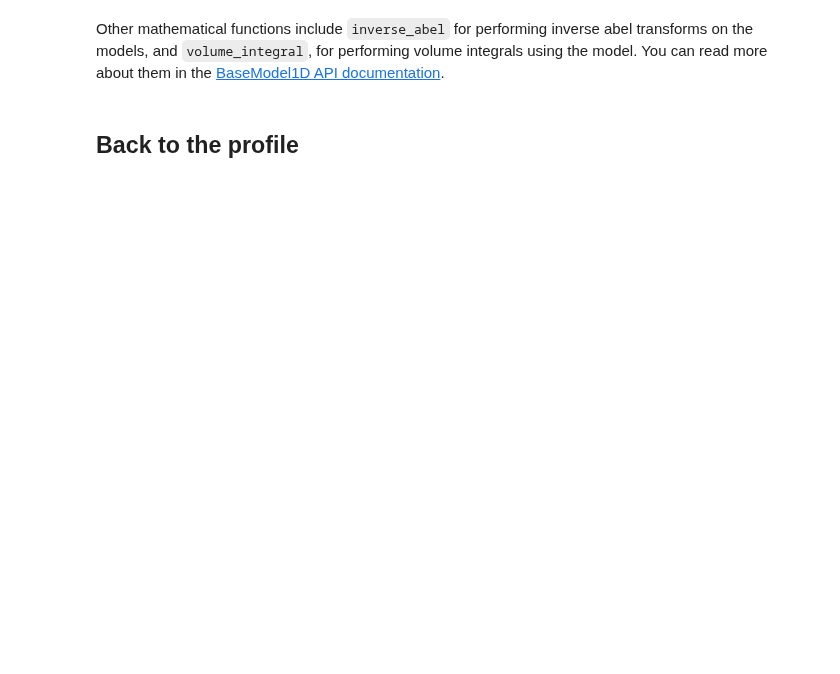
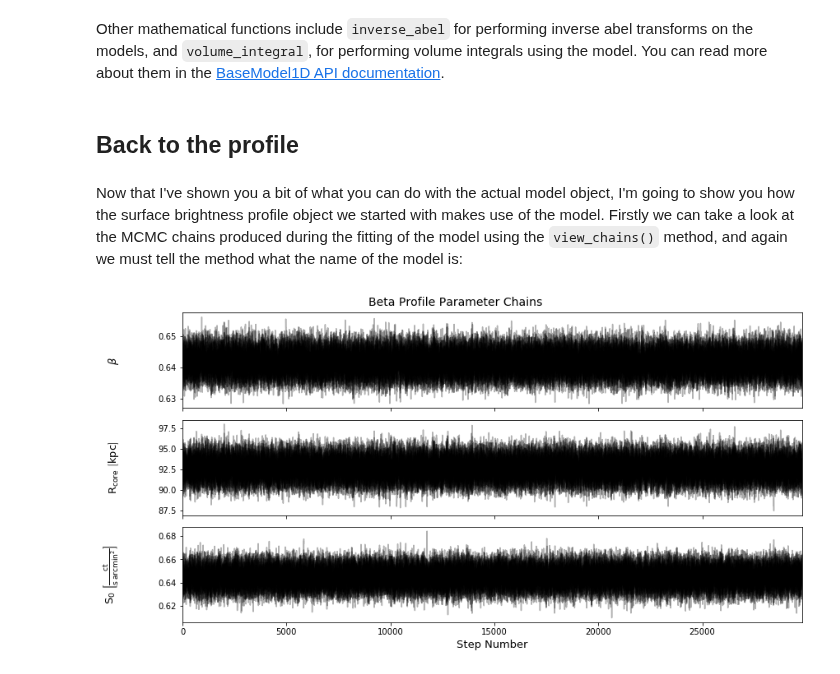
Before and after one commit to DavidT3/XGA, a Jupyter notebook: docs/source/notebooks/advanced_tutorials/intro_to_profiles.ipynb, the cells around one changed output. Cells and saved outputs as stored; diff of their text form; code cells hidden in the pictures; blank space fills up the shorter version.

Commit message:
Completed the profile introduction tutorial, for issue #489

```diff
--- a/docs/source/notebooks/advanced_tutorials/intro_to_profiles.ipynb
+++ b/docs/source/notebooks/advanced_tutorials/intro_to_profiles.ipynb
@@ -199,3 +218,9 @@ $[8.6882021 \times 10^{-8},~8.830936 \times 10^{-8},~8.7363944 \times 10^{-8},~\
 Other mathematical functions include `inverse_abel` for performing inverse abel transforms on the models, and `volume_integral`, for performing volume integrals using the model. You can read more about them in the [BaseModel1D API documentation](../../xga.models.html#xga.models.base.BaseModel1D).
 # %% [markdown]
 ## Back to the profile
+# %% [markdown]
+Now that I've shown you a bit of what you can do with the actual model object, I'm going to show you how the surface brightness profile object we started with makes use of the model. Firstly we can take a look at the MCMC chains produced during the fitting of the model using the `view_chains()` method, and again we must tell the method what the name of the model is:
+# %%
+sb_prof.view_chains('beta')
+# %% [output]
+[figure, added]
```
Also changed, not shown: parts of 25 cells of this notebook, 1 other file.
